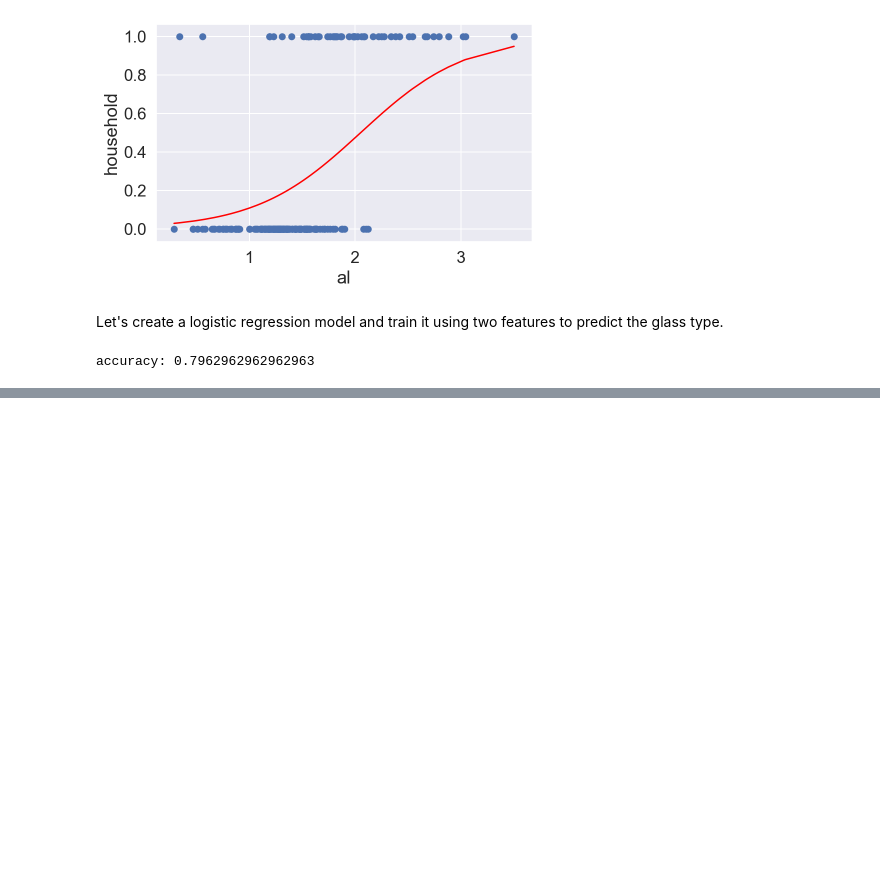
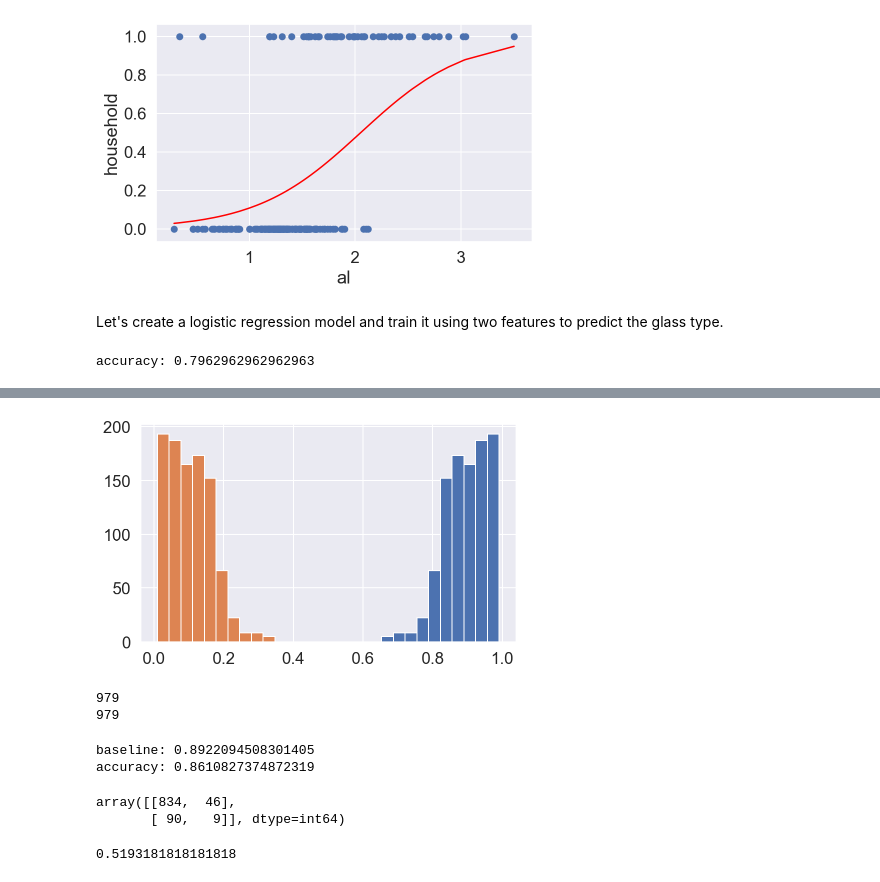
Before and after one commit to Andaluz/Data_Science, a Jupyter notebook: Logistic_Regression.ipynb, the cells around one changed output, grey strips where cells are left out. Cells and saved outputs as stored; diff of their text form; code cells hidden in the pictures; blank space fills up the shorter version.

Commit message:
20200423 UPDATE Logistic_Regression notebook

```diff
--- a/Logistic_Regression.ipynb
+++ b/Logistic_Regression.ipynb
@@ -239,0 +266,7 @@ accuracy: 0.7962962962962963
+# %%
+# Let's take about 6 randomly chosen features and build two separate models #
+features = ['age','job','marital','education','contact','day_of_week','y']
+
+for feat in features:
+    if feat != 'age':
+        print(bank[feat].value_counts())
@@ -239,0 +293,8 @@ accuracy: 0.7962962962962963
+# %%
+# Let's create the sub dataframe with only the features we're using #
+bank_a =  bank[features]
+
+# Let's also drop the unknowns within our chosen features #
+bank_a = bank_a[bank_a['education'] != 'unknown']
+bank_a = bank_a[bank_a['job'] != 'unknown']
+bank_a = bank_a[bank_a['marital'] != 'unknown']
@@ -239,0 +377,16 @@ accuracy: 0.7962962962962963
+# %%
+# Let's create dummy variables #
+bank_md2 = pd.get_dummies(bank_a, drop_first = True)
+
+# Let's instantiate the model #
+LogReg2 = LogisticRegression()
+
+# Let's secure our X and y features #
+X2 = bank_md2.drop('y', axis =1)
+y2 = bank_md2['y']
+
+# Let's use train test split to cross validate #
+x_train2, x_test2, y_train2, y_test2 = train_test_split(X2,y2, random_state=42)
+
+# Now, let's fit the model #
+LogReg2.fit(x_train2, y_train2)
@@ -239,0 +451,5 @@ accuracy: 0.7962962962962963
+# %%
+# Let's check the predicted probabilities #
+y_pred_prob = LogReg2.predict_proba(x_test2)
+
+y_pred_prob
@@ -239,0 +464,43 @@ accuracy: 0.7962962962962963
+# %%
+# Let's plot the predicted probabilities #
+y_pred_prob_t = y_pred_prob.transpose()
+
+plt.hist(y_pred_prob_t[0]);
+plt.hist(y_pred_prob_t[1]);
+plt.show();
+# %% [output]
+[figure, added]
+# %%
+# Let's try decreaseing the threshold to 20% predicted probability or higher #
+y_pred3 = []
+
+for prob in y_pred_prob_t[1]:
+    if prob > .20:
+        y_pred3.append(1)
+    else:
+        y_pred3.append(0)
+
+print(len(y_pred3))
+print(len(y_test2))
+# %% [output]
+979
+979
+# %%
+# Let's make predictions with the model and check the accuracy #
+baseline = 1. - bank_md2.y.mean()
+print('baseline:',baseline)
+print('accuracy:',metrics.accuracy_score(y_test2,y_pred3))
+# %% [output]
+baseline: 0.8922094508301405
+accuracy: 0.8610827374872319
+# %%
+# Let's create a confusion matrix #
+metrics.confusion_matrix(y_test2,y_pred3)
+# %% [output]
+array([[834,  46],
+       [ 90,   9]], dtype=int64)
+# %%
+# Let's check AUROC #
+metrics.roc_auc_score(y_test2,y_pred3)
+# %% [output]
+0.5193181818181818
```
Also changed, not shown: parts of 35 cells of this notebook.
